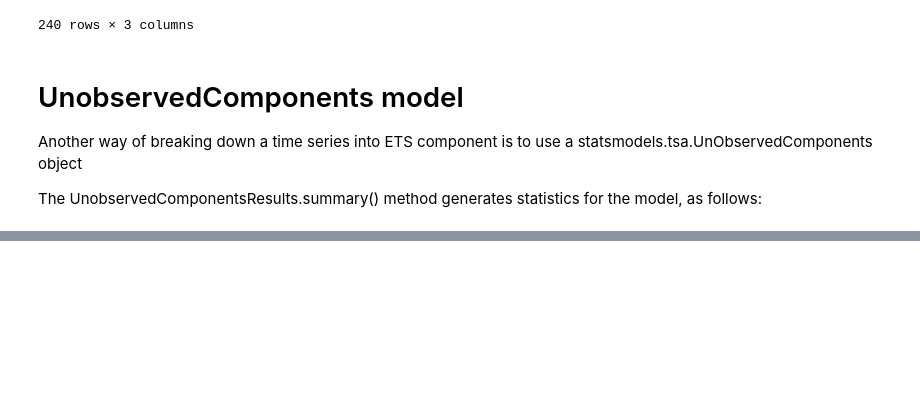
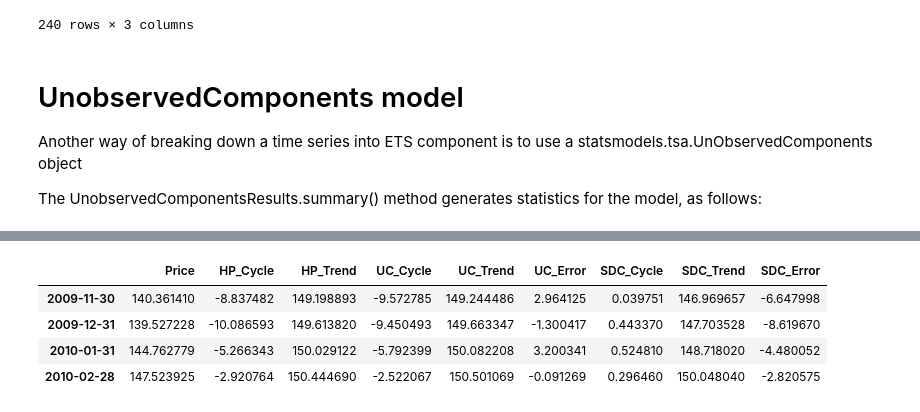
Before and after one commit to Jeffery77/Algo-Trading-Basics, a Jupyter notebook: chapter6/StatisticalEstimationInferenceAndPrediction.ipynb, the cells around one changed output, grey strips where cells are left out. Saved outputs shown, nothing was run; the diff lists cells and outputs as text; code cells hidden in the pictures; blank space fills up the shorter version.

```diff
--- a/chapter6/StatisticalEstimationInferenceAndPrediction.ipynb
+++ b/chapter6/StatisticalEstimationInferenceAndPrediction.ipynb
@@ -228,0 +254,14 @@ Warnings:
+# %%
+from statsmodels.tsa.seasonal import seasonal_decompose
+s_dc = seasonal_decompose(dataset['Price'],model='additive')
+
+decomp['SDC_Cycle'] = s_dc.seasonal
+decomp['SDC_Trend'] = s_dc.trend
+decomp['SDC_Error'] = s_dc.resid
+decomp[118:122]
+# %% [output]
+|  | Price | HP_Cycle | HP_Trend | UC_Cycle | UC_Trend | UC_Error | SDC_Cycle | SDC_Trend | SDC_Error |
+| 2009-11-30 | 140.361410 | -8.837482 | 149.198893 | -9.572785 | 149.244486 | 2.964125 | 0.039751 | 146.969657 | -6.647998 |
+| 2009-12-31 | 139.527228 | -10.086593 | 149.613820 | -9.450493 | 149.663347 | -1.300417 | 0.443370 | 147.703528 | -8.619670 |
+| 2010-01-31 | 144.762779 | -5.266343 | 150.029122 | -5.792399 | 150.082208 | 3.200341 | 0.524810 | 148.718020 | -4.480052 |
+| 2010-02-28 | 147.523925 | -2.920764 | 150.444690 | -2.522067 | 150.501069 | -0.091269 | 0.296460 | 150.048040 | -2.820575 |
```
Also changed, not shown: parts of 13 cells of this notebook.
